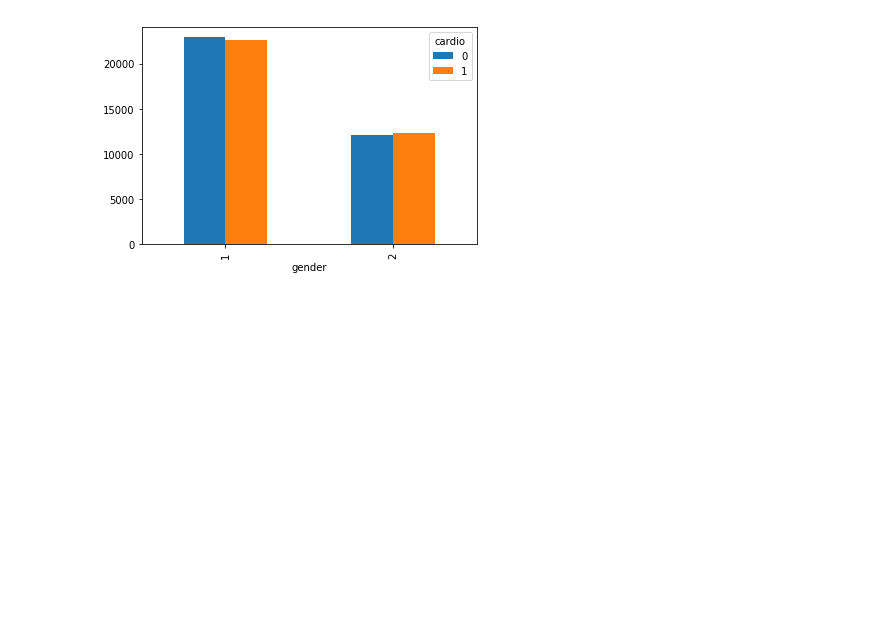
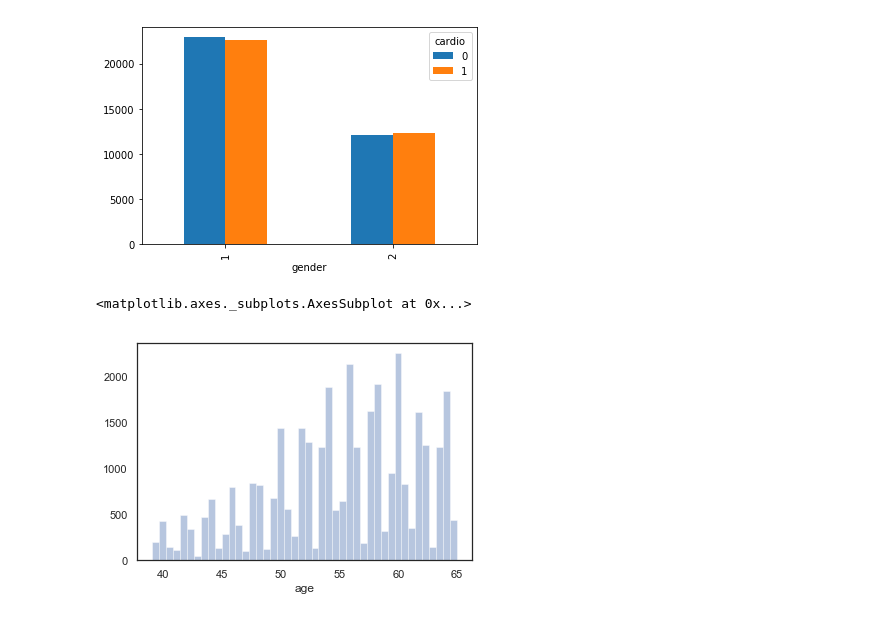
Before and after one commit to lr193/sit307_group_project, a Jupyter notebook: assignment1.ipynb, the cells around one changed output. Drawn from its saved outputs; the diff is of its cells as text; code cells hidden in the pictures; blank space fills up the shorter version.

Commit message:
NEW: Added Age and CVD with Graphs

```diff
--- a/assignment1.ipynb
+++ b/assignment1.ipynb
@@ -70,0 +77,17 @@ gender
+# %%
+cooked = df[(df['cardio'] == 1) & (df['age'] > 0)];
+
+# Set the Seaborn style
+sns.set_style('white')
+
+# Specify a color for plotting
+
+
+# Make a plot
+
+
+from scipy import stats
+sns.distplot(cooked['age'], kde=False)
+# %% [output]
+<matplotlib.axes._subplots.AxesSubplot at 0x...>
+[figure, added]
```
Also changed, not shown: parts of 4 cells of this notebook.
